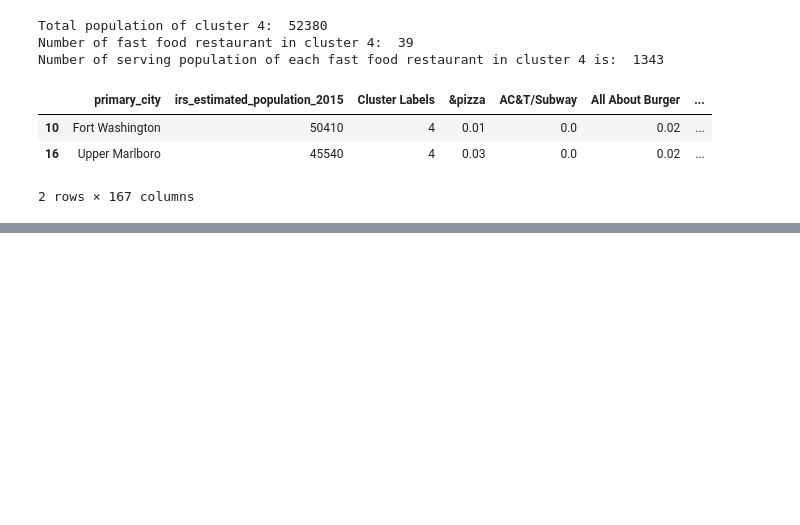
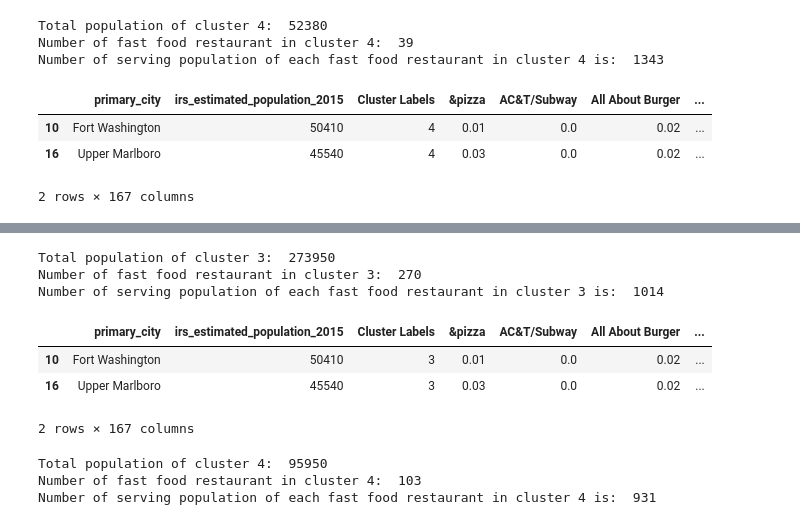
Before and after one commit to albertleung1/ibmAppliedDataScienceCapstone, a Jupyter notebook: KwaiFinalCapstoneProject-Final.ipynb, the cells around one changed output, grey strips where cells are left out. Drawn from its saved outputs; the diff is of its cells as text; code cells hidden in the pictures; blank space fills up the shorter version.

```diff
--- a/KwaiFinalCapstoneProject-Final.ipynb
+++ b/KwaiFinalCapstoneProject-Final.ipynb
@@ -734,0 +910,27 @@ Number of serving population of each fast food restaurant in cluster 5 is:  940
+# %%
+# Calculate the serving population per each fast food restaurant
+
+# Total population of cluster 3
+MD_merged2_temp = MD_merged2[MD_merged2['Cluster Labels'] == 2].reset_index()
+MD_merged_P = MD_merged2_temp['irs_estimated_population_2015'].sum()
+
+# Number of fast food restaurant of cluster 3
+MD_merged2_temp['SumOfRestaurant'] = np.count_nonzero(MD_merged2_C3,axis=1)
+MD_merged_R = MD_merged2_temp['SumOfRestaurant'].sum()
+#print(MD_merged_R)
+
+print('Total population of cluster 3: ', MD_merged_P)
+print('Number of fast food restaurant in cluster 3: ', MD_merged_R)
+print('Number of serving population of each fast food restaurant in cluster 3 is: ', int(MD_merged_P/MD_merged_R))
+# %% [output]
+Total population of cluster 3:  273950
+Number of fast food restaurant in cluster 3:  270
+Number of serving population of each fast food restaurant in cluster 3 is:  1014
+# %%
+#Cluster 4
+MD_merged2.loc[MD_merged2['Cluster Labels'] == 3, MD_merged2.columns[[1] + list(range(6, MD_merged2.shape[1]))]]
+# %% [output]
+|  | primary_city | irs_estimated_population_2015 | Cluster Labels | &pizza | AC&T/Subway | All About Burger | ... |
+| 10 | Fort Washington | 50410 | 3 | 0.01 | 0.0 | 0.02 | ... |
+| 16 | Upper Marlboro | 45540 | 3 | 0.03 | 0.0 | 0.02 | ... |
+2 rows × 167 columns
@@ -734,0 +941,19 @@ Number of serving population of each fast food restaurant in cluster 5 is:  940
+# %%
+# Calculate the serving population per each fast food restaurant
+
+# Total population of cluster 4
+MD_merged2_temp = MD_merged2[MD_merged2['Cluster Labels'] == 3].reset_index()
+MD_merged_P = MD_merged2_temp['irs_estimated_population_2015'].sum()
+
+# Number of fast food restaurant of cluster 4
+MD_merged2_temp['SumOfRestaurant'] = np.count_nonzero(MD_merged2_C4,axis=1)
+MD_merged_R = MD_merged2_temp['SumOfRestaurant'].sum()
+#print(MD_merged_R)
+
+print('Total population of cluster 4: ', MD_merged_P)
+print('Number of fast food restaurant in cluster 4: ', MD_merged_R)
+print('Number of serving population of each fast food restaurant in cluster 4 is: ', int(MD_merged_P/MD_merged_R))
+# %% [output]
+Total population of cluster 4:  95950
+Number of fast food restaurant in cluster 4:  103
+Number of serving population of each fast food restaurant in cluster 4 is:  931
```
Also changed, not shown: parts of 35 cells of this notebook.
